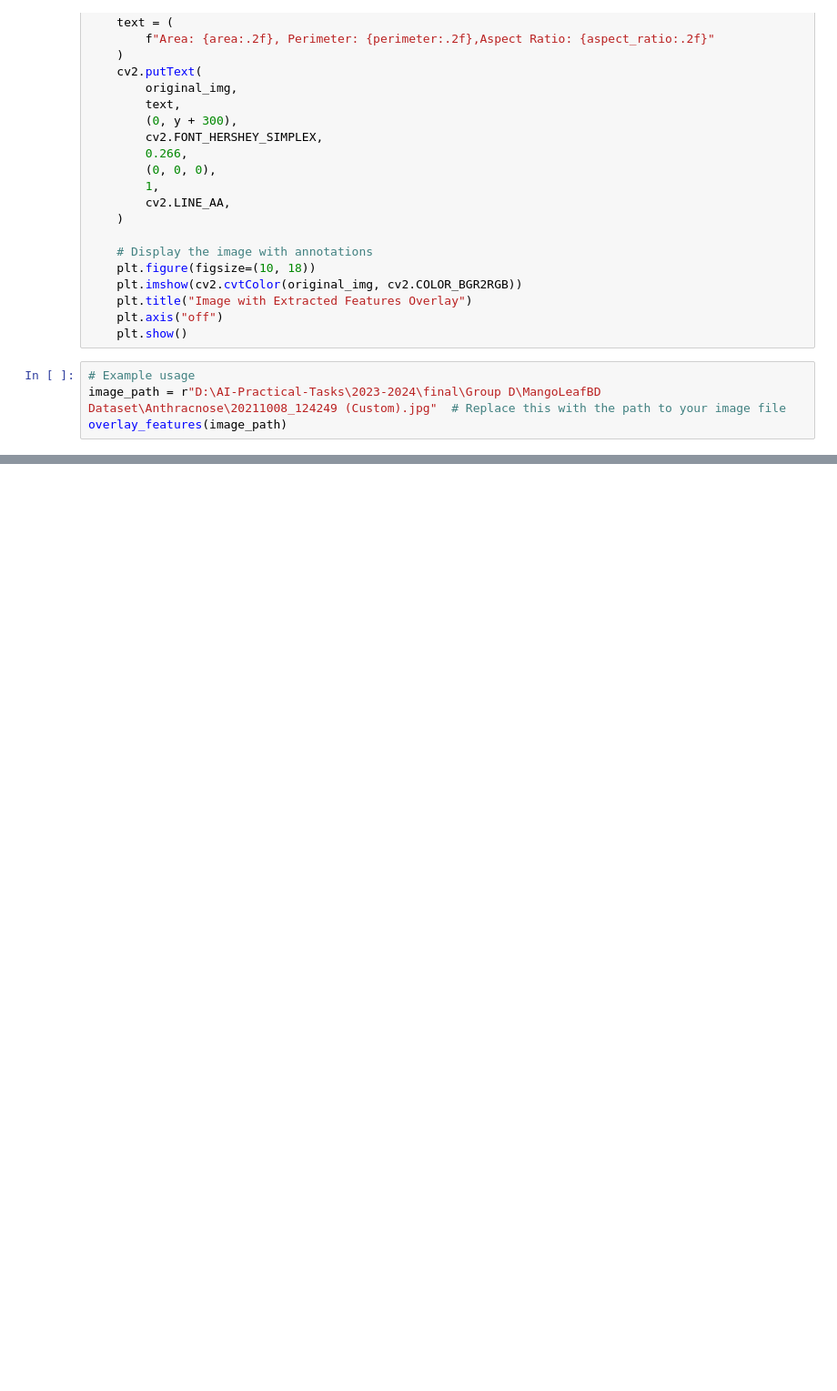
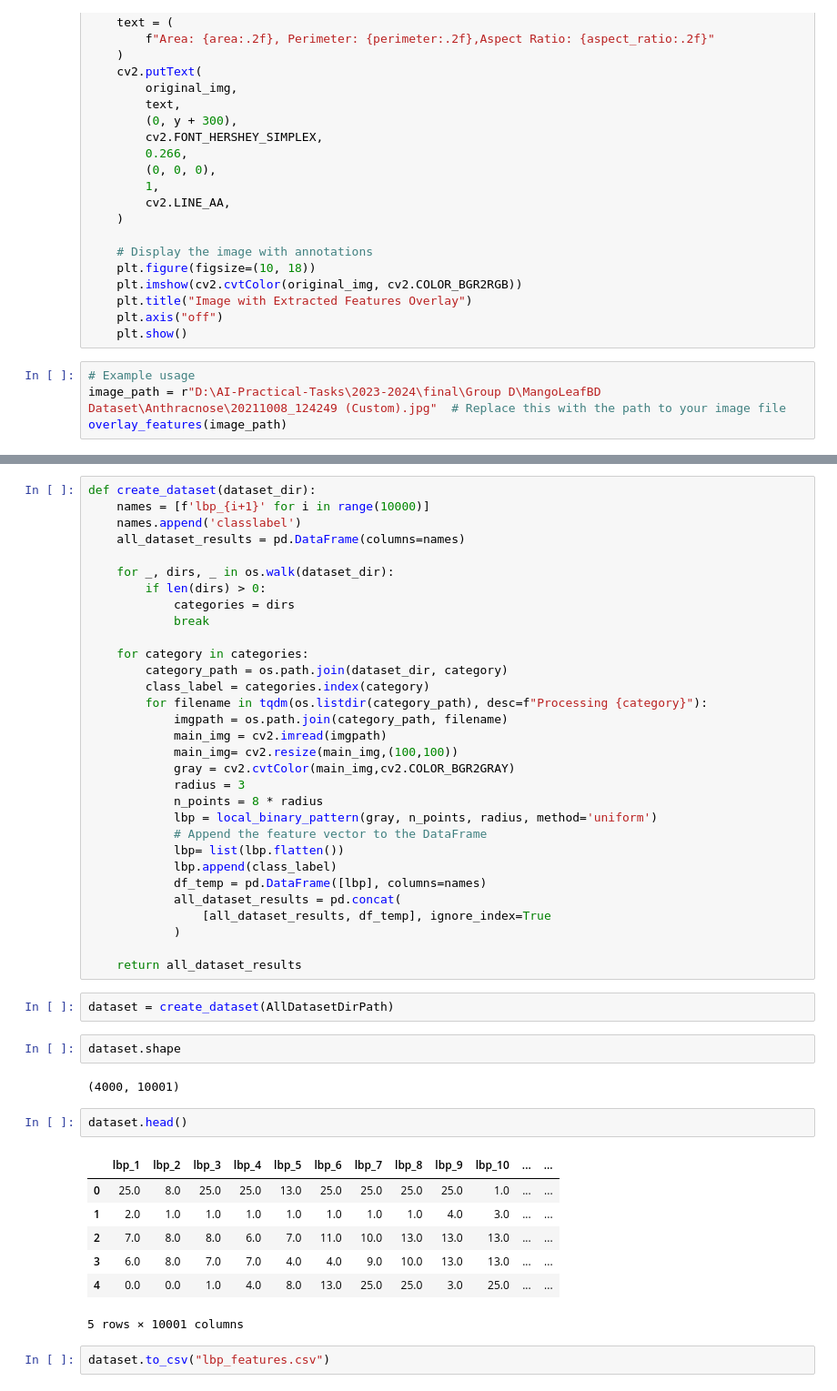
Before and after one commit to kodo-yousif/AI-Practical-Tasks, a Jupyter notebook: 2023-2024/final/Group D/feature_extraction.ipynb, the cells around one changed output, grey strips where cells are left out. Shown at 91% size. Saved outputs shown, nothing was run; the diff lists cells and outputs as text; blank space fills up the shorter version.

```diff
--- a/2023-2024/final/Group D/feature_extraction.ipynb
+++ b/2023-2024/final/Group D/feature_extraction.ipynb
@@ -206,0 +337,49 @@ overlay_features(image_path)
+# %%
+def create_dataset(dataset_dir):
+    names = [f'lbp_{i+1}' for i in range(10000)]
+    names.append('classlabel')
+    all_dataset_results = pd.DataFrame(columns=names)
+
+    for _, dirs, _ in os.walk(dataset_dir):
+        if len(dirs) > 0:
+            categories = dirs
+            break
+
+    for category in categories:
+        category_path = os.path.join(dataset_dir, category)
+        class_label = categories.index(category)
+        for filename in tqdm(os.listdir(category_path), desc=f"Processing {category}"):
+            imgpath = os.path.join(category_path, filename)
+            main_img = cv2.imread(imgpath)
+            main_img= cv2.resize(main_img,(100,100))
+            gray = cv2.cvtColor(main_img,cv2.COLOR_BGR2GRAY)
+            radius = 3
+            n_points = 8 * radius
+            lbp = local_binary_pattern(gray, n_points, radius, method='uniform')
+            # Append the feature vector to the DataFrame
+            lbp= list(lbp.flatten())
+            lbp.append(class_label)
+            df_temp = pd.DataFrame([lbp], columns=names)
+            all_dataset_results = pd.concat(
+                [all_dataset_results, df_temp], ignore_index=True
+            )
+
+    return all_dataset_results
+# %%
+dataset = create_dataset(AllDatasetDirPath)
+# %%
+dataset.shape
+# %% [output]
+(4000, 10001)
+# %%
+dataset.head()
+# %% [output]
+|  | lbp_1 | lbp_2 | lbp_3 | lbp_4 | lbp_5 | lbp_6 | lbp_7 | lbp_8 | lbp_9 | lbp_10 | ... | ... |
+| 0 | 25.0 | 8.0 | 25.0 | 25.0 | 13.0 | 25.0 | 25.0 | 25.0 | 25.0 | 1.0 | ... | ... |
+| 1 | 2.0 | 1.0 | 1.0 | 1.0 | 1.0 | 1.0 | 1.0 | 1.0 | 4.0 | 3.0 | ... | ... |
+| 2 | 7.0 | 8.0 | 8.0 | 6.0 | 7.0 | 11.0 | 10.0 | 13.0 | 13.0 | 13.0 | ... | ... |
+| 3 | 6.0 | 8.0 | 7.0 | 7.0 | 4.0 | 4.0 | 9.0 | 10.0 | 13.0 | 13.0 | ... | ... |
+| 4 | 0.0 | 0.0 | 1.0 | 4.0 | 8.0 | 13.0 | 25.0 | 25.0 | 3.0 | 25.0 | ... | ... |
+5 rows × 10001 columns
+# %%
+dataset.to_csv("lbp_features.csv")
```
Also changed, not shown: parts of 25 cells of this notebook, 7 other files.
